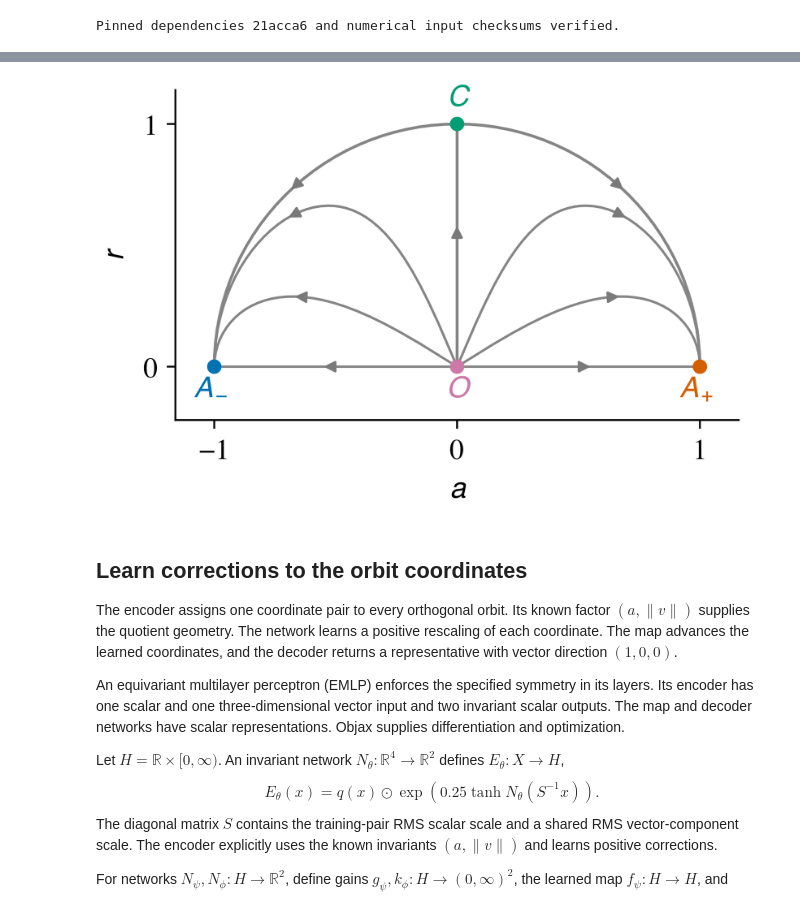
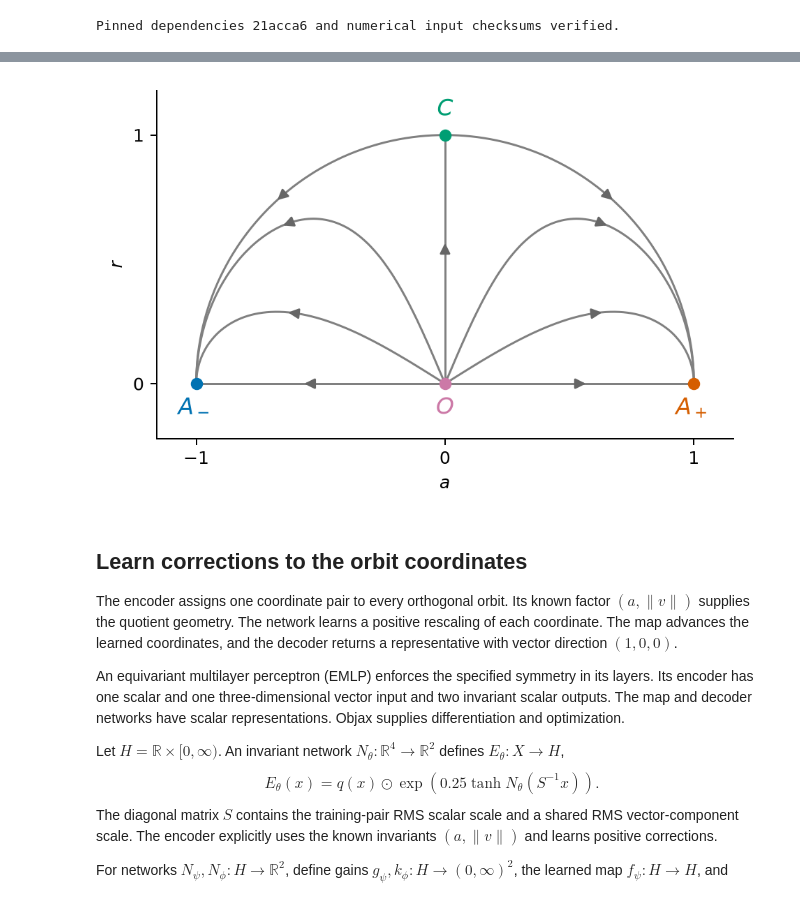
Before and after one commit to bernardorivas/2027_L4DC_EquivariantMorseGraphs, a Jupyter notebook: code-kaito/notebooks/02_o3_flow.ipynb, the cells around one changed output, grey strips where cells are left out. Cells and saved outputs as stored; diff of their text form; code cells hidden in the pictures.

```diff
--- a/code-kaito/notebooks/02_o3_flow.ipynb
+++ b/code-kaito/notebooks/02_o3_flow.ipynb
@@ -38,8 +45,61 @@ The scalar increases while the radius decreases. Every nonzero-radius fiber is a
-# %%
-from example_plots import show_flow
-reference = show_flow("o3")
-# %% [output]
-[figure, removed]
+# %%
+import numpy as np
+import matplotlib.pyplot as plt
+from IPython.display import Image, display
+
+def quotient_flow(a0, r0, time):
+    exponential = np.exp(2*time)
+    denominator_a = 1 + a0*a0*(exponential-1)
+    denominator_b = 1 + (a0*a0+r0*r0)*(exponential-1)
+    return (a0*np.sqrt(exponential/denominator_a),
+            r0*np.sqrt(exponential/(denominator_a*denominator_b)))
+
+assert np.allclose(quotient_flow(0.5, 1, np.log(3)), [np.sqrt(3)/2, 3/np.sqrt(33)])
+# Check the time derivative against the quotient ODE at an interior point.
+a0, r0, dt = 0.34, 0.59, 1e-5
+velocity = (np.array(quotient_flow(a0, r0, dt))
+            - np.array(quotient_flow(a0, r0, -dt))) / (2*dt)
+assert np.allclose(velocity, [a0*(1-a0*a0), r0*(1-2*a0*a0-r0*r0)], atol=1e-9)
+
+fig, ax = plt.subplots(figsize=(6, 3.6))
+def draw_path(a, r, fraction=0.58):
+    points = np.column_stack((a, r))
+    ax.plot(a, r, color='0.5', lw=1.2)
+    length = np.r_[0, np.cumsum(np.linalg.norm(np.diff(points, axis=0), axis=1))]
+    position = fraction*length[-1]
+    tail = [np.interp(position-0.05, length, points[:, k]) for k in (0, 1)]
+    head = [np.interp(position, length, points[:, k]) for k in (0, 1)]
+    ax.annotate('', xy=head, xytext=tail,
+                arrowprops=dict(arrowstyle='-|>', color='0.4', lw=1.2, mutation_scale=12))
+
+time = np.linspace(-5, 6, 700)
+for sign in (-1, 1):
+    for a0, r0 in [(0.39, 0.22), (0.34, 0.59)]:
+        draw_path(*quotient_flow(sign*a0, r0, time))
+    # On the semicircle and horizontal axis, flow moves toward (sign, 0).
+    angle = np.linspace(np.pi/2, 0 if sign > 0 else np.pi, 300)
+    draw_path(np.cos(angle), np.sin(angle), 0.48)
+    draw_path(np.linspace(0, sign, 200), np.zeros(200))
+# On the vertical axis below the saddle, the radius increases.
+draw_path(np.zeros(200), np.linspace(0, 1, 200))
+for a, r, label, color, label_r in [(-1, 0, r'$A_-$', '#0072b2', -0.10),
+                                   (1, 0, r'$A_+$', '#d55e00', -0.10),
+                                   (0, 0, '$O$', '#cc79a7', -0.10),
+                                   (0, 1, '$C$', '#009e73', 1.10)]:
+    ax.plot(a, r, 'o', color=color, ms=6)
+    ax.text(a, label_r, label, color=color, ha='center', va='center', fontsize=13)
+ax.set(aspect='equal', xlim=(-1.16, 1.16), ylim=(-0.22, 1.18), xlabel='$a$', ylabel='$r$')
+ax.set_xticks([-1, 0, 1])
+ax.set_yticks([0, 1])
+ax.spines[['top', 'right']].set_visible(False)
+figure_dir = ROOT / 'build/notebooks/o3/analytical'
+figure_dir.mkdir(parents=True, exist_ok=True)
+for extension in ('png', 'pdf', 'svg'):
+    fig.savefig(figure_dir / f'quotient-flow.{extension}', dpi=180, bbox_inches='tight')
+plt.close(fig)
+display(Image(filename=str(figure_dir / 'quotient-flow.png'), width=650))
+# %% [output]
+[figure, added]
 # %% [markdown]
 ## Learn corrections to the orbit coordinates
 
```
Also changed, not shown: parts of 2 cells of this notebook, 8 other files.
